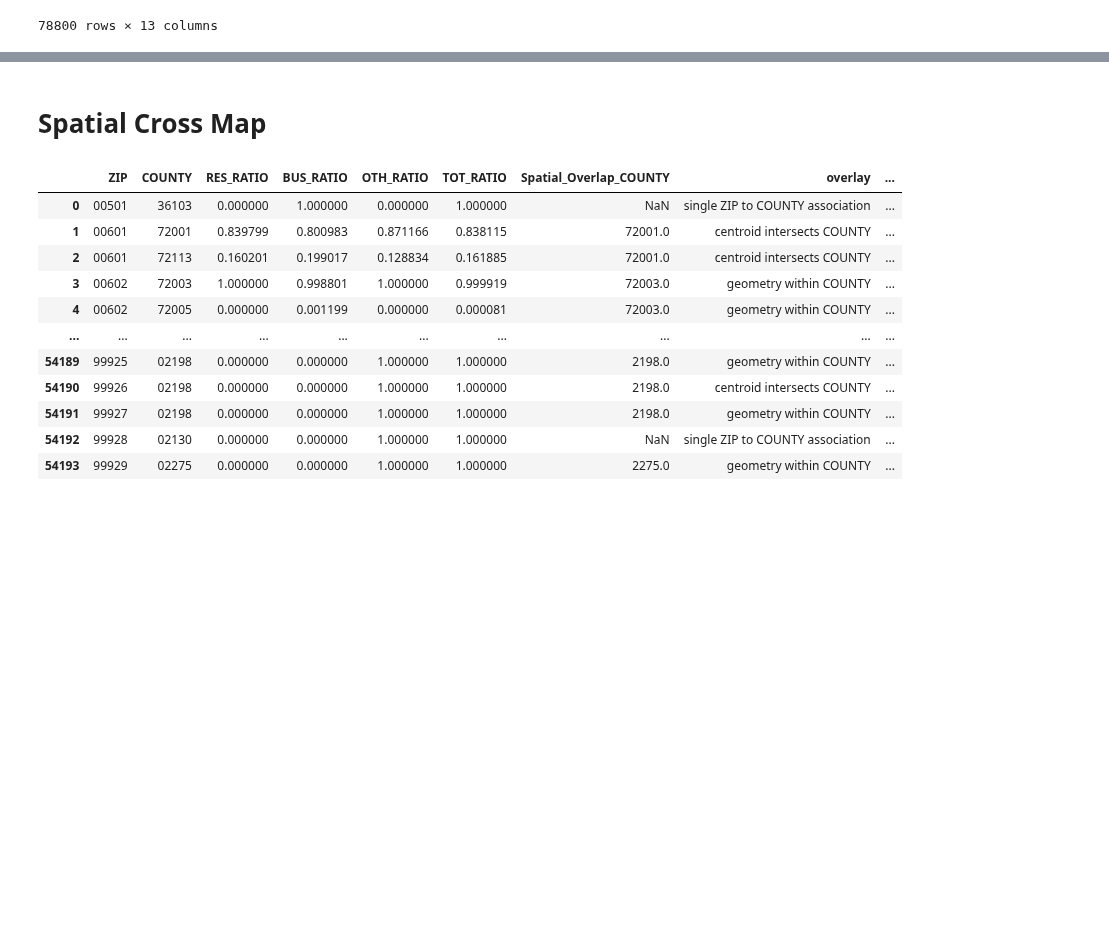
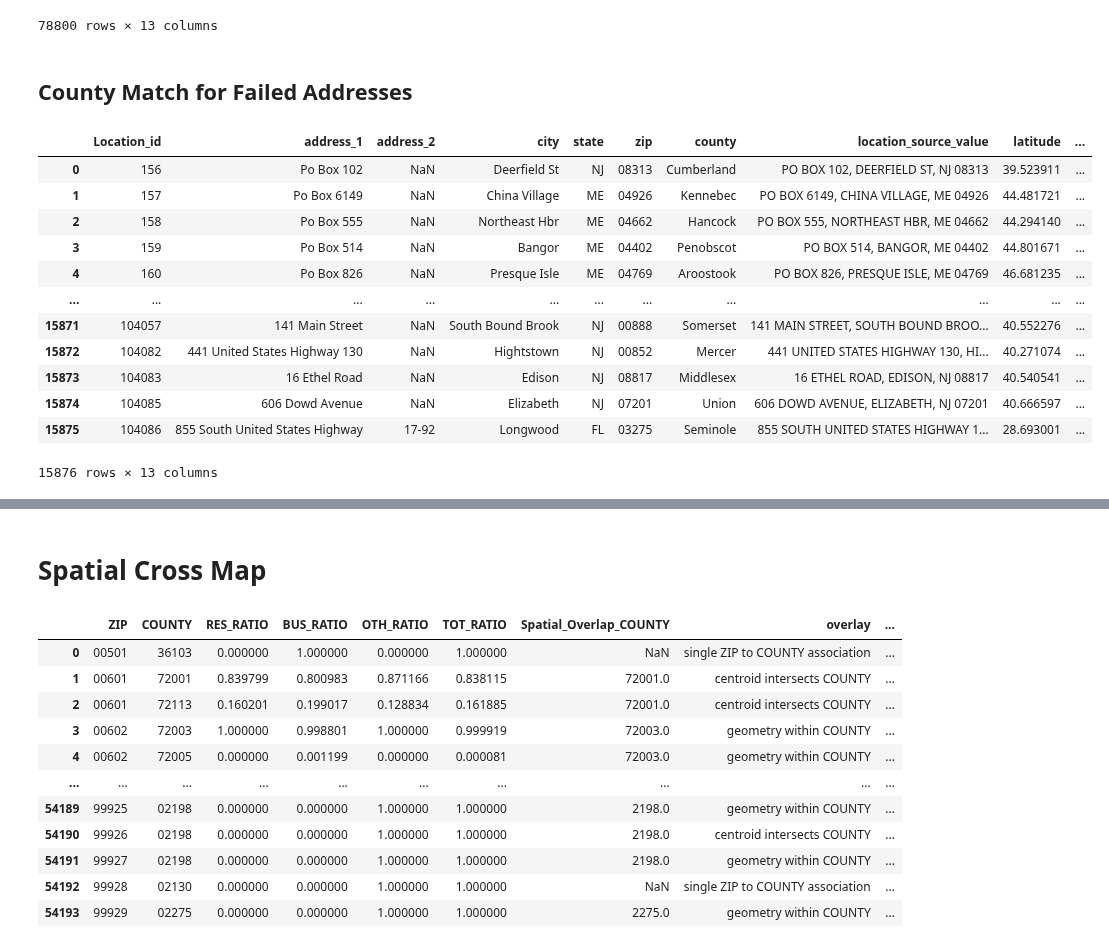
Before and after one commit to brian-cy-chang/UW_Geospatial, a Jupyter notebook: notebooks/county_lookup.ipynb, the cells around one changed output, grey strips where cells are left out. Cells and saved outputs as stored; diff of their text form; code cells hidden in the pictures; blank space fills up the shorter version.

Commit message:
add failed addresses nominatim sample

```diff
--- a/notebooks/county_lookup.ipynb
+++ b/notebooks/county_lookup.ipynb
@@ -24,6 +24,9 @@ omop_simulated_path = os.path.join(output_path, omop_simulated_file)
 omop_full_successful_file = "OMOP_location_flagged_successful.csv"
 omop_full_successful_path = os.path.join(output_path, omop_full_successful_file)
 
+omop_full_failed_file = "OMOP_location_flagged_failed.csv"
+omop_full_failed_path = os.path.join(output_path, omop_full_failed_file)
+
 tract_folder = os.path.join(abs_path, 'data/tl_2019_us_county')
 tract_file = 'tl_2019_us_county.shp'
 tract_path = os.path.join(tract_folder, tract_file)
@@ -34,6 +37,7 @@ tract_path = os.path.join(tract_folder, tract_file)
 # omop_sample = pd.read_csv(omop_simulated_path)
 # fips_county = pd.read_csv(fips_county_path, sep='\t', header='infer', dtype=str, encoding='latin-1')
 omop_full = pd.read_csv(omop_full_successful_path)
+omop_failed = pd.read_csv(omop_full_failed_path)
 # %% [markdown]
 # Correct Leading Zeros
 * Append `0` if not 5-digit zipcode
@@ -200,3 +204,39 @@ OMOP_county
 # %%
 OMOP_county_full_path = os.path.join(abs_path, 'output', 'OMOP_county_full.csv')
 OMOP_county.to_csv(OMOP_county_full_path, index=False)
+# %% [markdown]
+## County Match for Failed Addresses
+# %%
+omop_failed['zip'] = omop_failed.apply(lambda x: zip_leadingZeros(str(x.zip)), axis=1)
+omop_failed['geometry'] = omop_failed.apply(lambda x: _to_geometry(x), axis=1)
+
+# convert from pandas to geopandas dataframe
+omop_failed['geometry'].astype('str').apply(shapely.wkt.loads)
+OMOP_failed_gdf = gpd.GeoDataFrame(omop_failed, geometry=omop_failed['geometry'].apply(shapely.wkt.loads))
+OMOP_failed_gdf.crs = "EPSG:4326"
+# %%
+# left join on county file
+OMOP_failed_county = OMOP_failed_gdf.sjoin(tract_shapes, how="left")
+# fill county column with NAME from TIGER/Line for county names
+OMOP_failed_county.county = OMOP_failed_county.NAME
+
+# drop unncessary columns from spatial join
+OMOP_failed_county = OMOP_failed_county.drop(columns=['geometry', 'index_right',
+       'STATEFP', 'COUNTYFP', 'COUNTYNS', 'GEOID', 'NAME', 'NAMELSAD', 'LSAD',
+       'CLASSFP', 'MTFCC', 'CSAFP', 'CBSAFP', 'METDIVFP', 'FUNCSTAT', 'ALAND',
+       'AWATER', 'INTPTLAT', 'INTPTLON'])
+OMOP_failed_county
+# %% [output]
+|  | Location_id | address_1 | address_2 | city | state | zip | county | location_source_value | latitude | ... |
+| 0 | 156 | Po Box 102 | NaN | Deerfield St | NJ | 08313 | Cumberland | PO BOX 102, DEERFIELD ST, NJ 08313 | 39.523911 | ... |
+| 1 | 157 | Po Box 6149 | NaN | China Village | ME | 04926 | Kennebec | PO BOX 6149, CHINA VILLAGE, ME 04926 | 44.481721 | ... |
+| 2 | 158 | Po Box 555 | NaN | Northeast Hbr | ME | 04662 | Hancock | PO BOX 555, NORTHEAST HBR, ME 04662 | 44.294140 | ... |
+| 3 | 159 | Po Box 514 | NaN | Bangor | ME | 04402 | Penobscot | PO BOX 514, BANGOR, ME 04402 | 44.801671 | ... |
+| 4 | 160 | Po Box 826 | NaN | Presque Isle | ME | 04769 | Aroostook | PO BOX 826, PRESQUE ISLE, ME 04769 | 46.681235 | ... |
+| ... | ... | ... | ... | ... | ... | ... | ... | ... | ... | ... |
+| 15871 | 104057 | 141 Main Street | NaN | South Bound Brook | NJ | 00888 | Somerset | 141 MAIN STREET, SOUTH BOUND BROO... | 40.552276 | ... |
+| 15872 | 104082 | 441 United States Highway 130 | NaN | Hightstown | NJ | 00852 | Mercer | 441 UNITED STATES HIGHWAY 130, HI... | 40.271074 | ... |
+| 15873 | 104083 | 16 Ethel Road | NaN | Edison | NJ | 08817 | Middlesex | 16 ETHEL ROAD, EDISON, NJ 08817 | 40.540541 | ... |
+| 15874 | 104085 | 606 Dowd Avenue | NaN | Elizabeth | NJ | 07201 | Union | 606 DOWD AVENUE, ELIZABETH, NJ 07201 | 40.666597 | ... |
+| 15875 | 104086 | 855 South United States Highway | 17-92 | Longwood | FL | 03275 | Seminole | 855 SOUTH UNITED STATES HIGHWAY 1... | 28.693001 | ... |
+15876 rows × 13 columns
```
Also changed, not shown: parts of 3 cells of this notebook, 6 other files.
